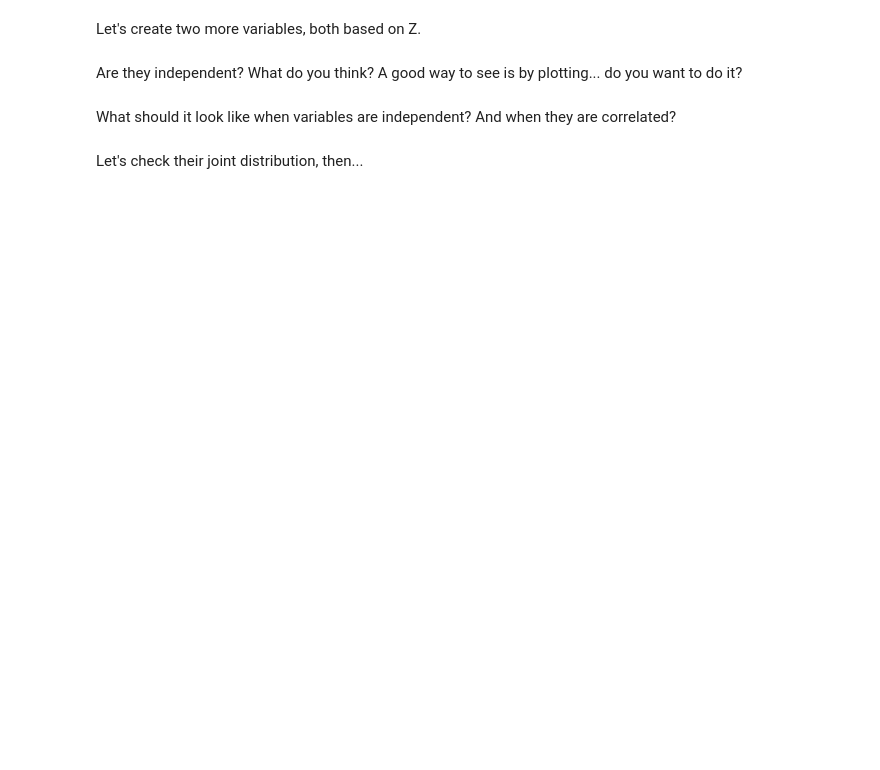
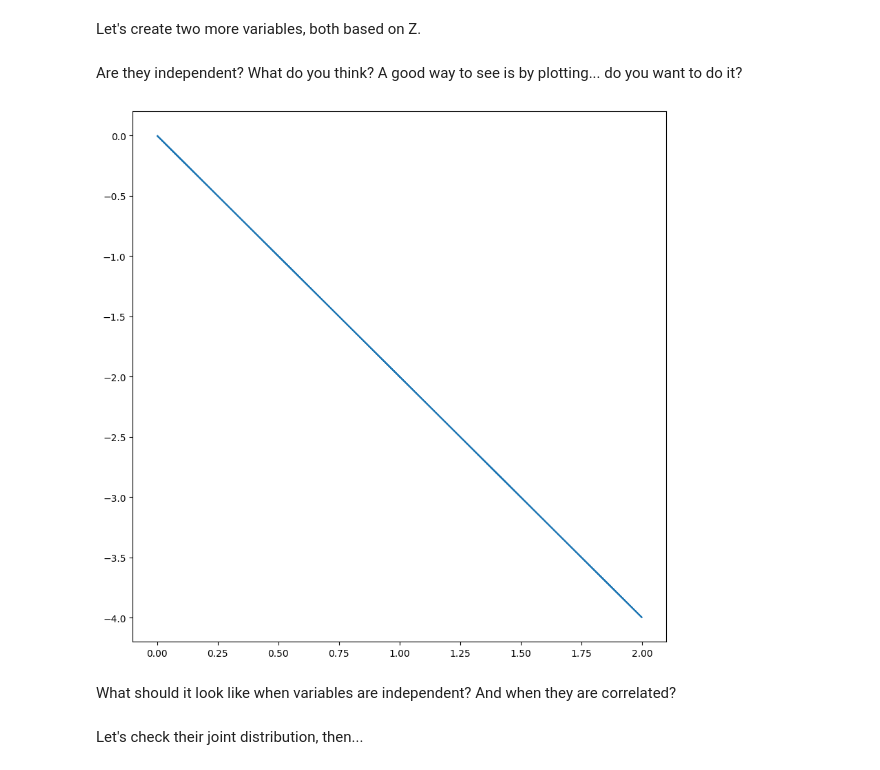
Before and after one commit to lelegod/model_based_ml, a Jupyter notebook: week1/01 - Probability theory review.ipynb, the cells around one changed output. Cells and saved outputs as stored; diff of their text form; code cells hidden in the pictures; blank space fills up the shorter version.

```diff
--- a/week1/01 - Probability theory review.ipynb
+++ b/week1/01 - Probability theory review.ipynb
@@ -279,6 +303,12 @@ y = betay * z
 x = betax * z
 # %% [markdown]
 Are they independent? What do you think? A good way to see is by plotting... do you want to do it?
+# %%
+fig, ax = plt.subplots(1, 1, figsize=(10, 10))
+ax.plot(x, y)
+plt.show()
+# %% [output]
+[figure, added]
 # %% [markdown]
 What should it look like when variables are independent? And when they are correlated?
 # %% [markdown]
```
Also changed, not shown: parts of 21 cells of this notebook.
